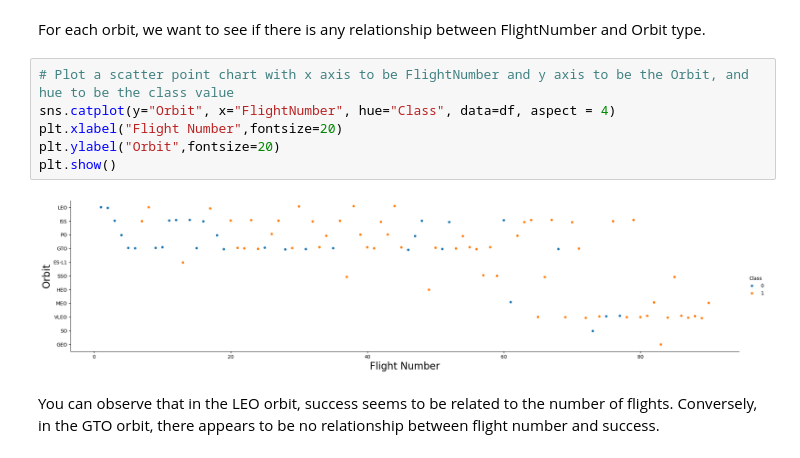
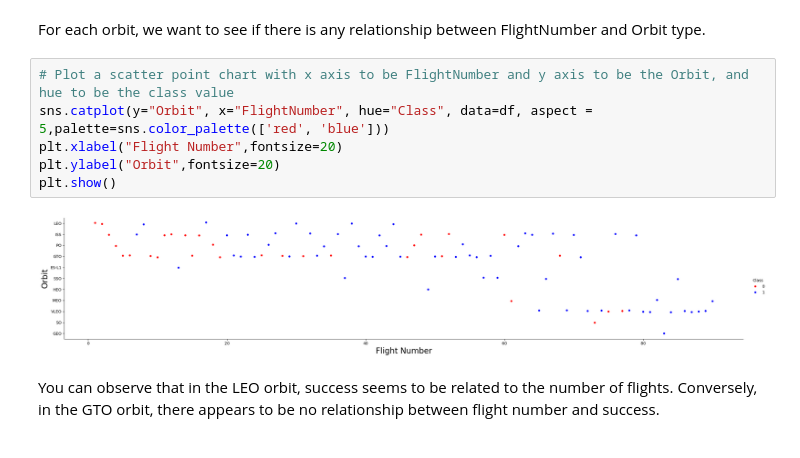
Before and after one commit to onlyoneblair/IBM-Data-Science-Certificate, a Jupyter notebook: edadataviz.ipynb, the cells around one changed output. Drawn from its saved outputs; the diff is of its cells as text.

```diff
--- a/edadataviz.ipynb
+++ b/edadataviz.ipynb
@@ -144,12 +144,12 @@ Analyze the plotted bar chart to identify which orbits have the highest success
 For each orbit, we want to see if there is any relationship between FlightNumber and Orbit type.
 # %%
 # Plot a scatter point chart with x axis to be FlightNumber and y axis to be the Orbit, and hue to be the class value
-sns.catplot(y="Orbit", x="FlightNumber", hue="Class", data=df, aspect = 4)
+sns.catplot(y="Orbit", x="FlightNumber", hue="Class", data=df, aspect = 5,palette=sns.color_palette(['red', 'blue']))
 plt.xlabel("Flight Number",fontsize=20)
 plt.ylabel("Orbit",fontsize=20)
 plt.show()
 # %% [output]
-[figure, old version]
+[figure, new version]
 # %% [markdown]
 You can observe that in the LEO orbit, success seems to be related to the number of flights. Conversely, in the GTO orbit, there appears to be no relationship between flight number and success.
 # %% [markdown]
```
Also changed, not shown: parts of 6 cells of this notebook.
